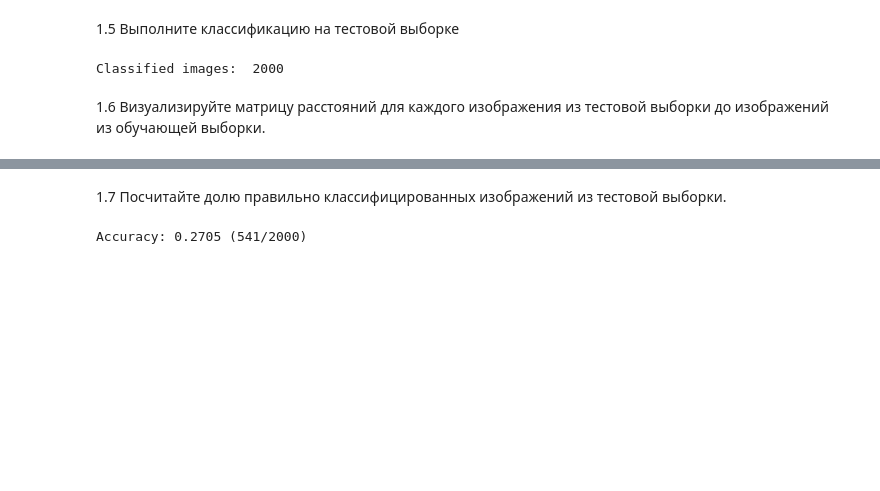
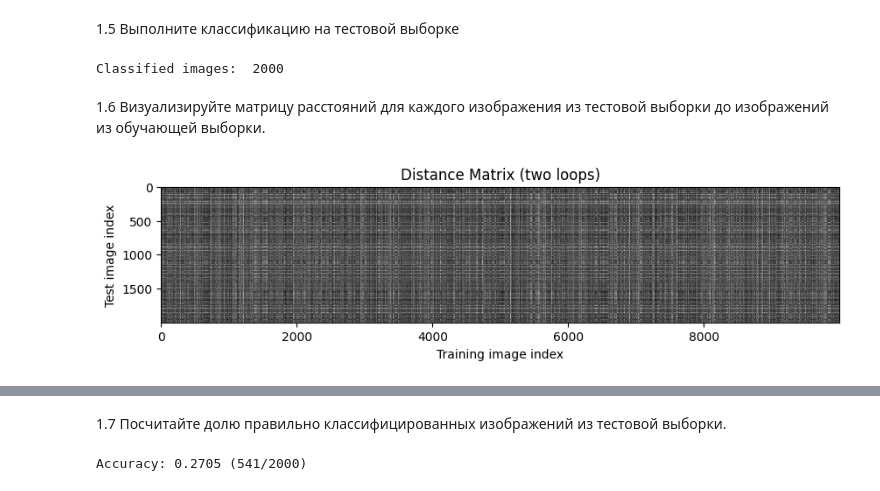
Before and after one commit to SystemSl/AIT, a Jupyter notebook: lab_1-2/assignment1.ipynb, the cells around one changed output, grey strips where cells are left out. Cells and saved outputs as stored; diff of their text form; code cells hidden in the pictures; blank space fills up the shorter version.

```diff
--- a/lab_1-2/assignment1.ipynb
+++ b/lab_1-2/assignment1.ipynb
@@ -114,3 +114,12 @@ print('Classified images: ', len(y_test_pred))
 Classified images:  2000
 # %% [markdown]
 1.6 Визуализируйте матрицу расстояний для каждого изображения из тестовой выборки до изображений из обучающей выборки.
+# %%
+dists_2_loops = classifier.compute_distances_two_loops(X_test_knn)
+plt.imshow(dists_2_loops)
+plt.xlabel('Training image index')
+plt.ylabel('Test image index')
+plt.title('Distance Matrix (two loops)')
+plt.show()
+# %% [output]
+[figure, added]
```
Also changed, not shown: parts of 10 cells of this notebook, 2 other files.
